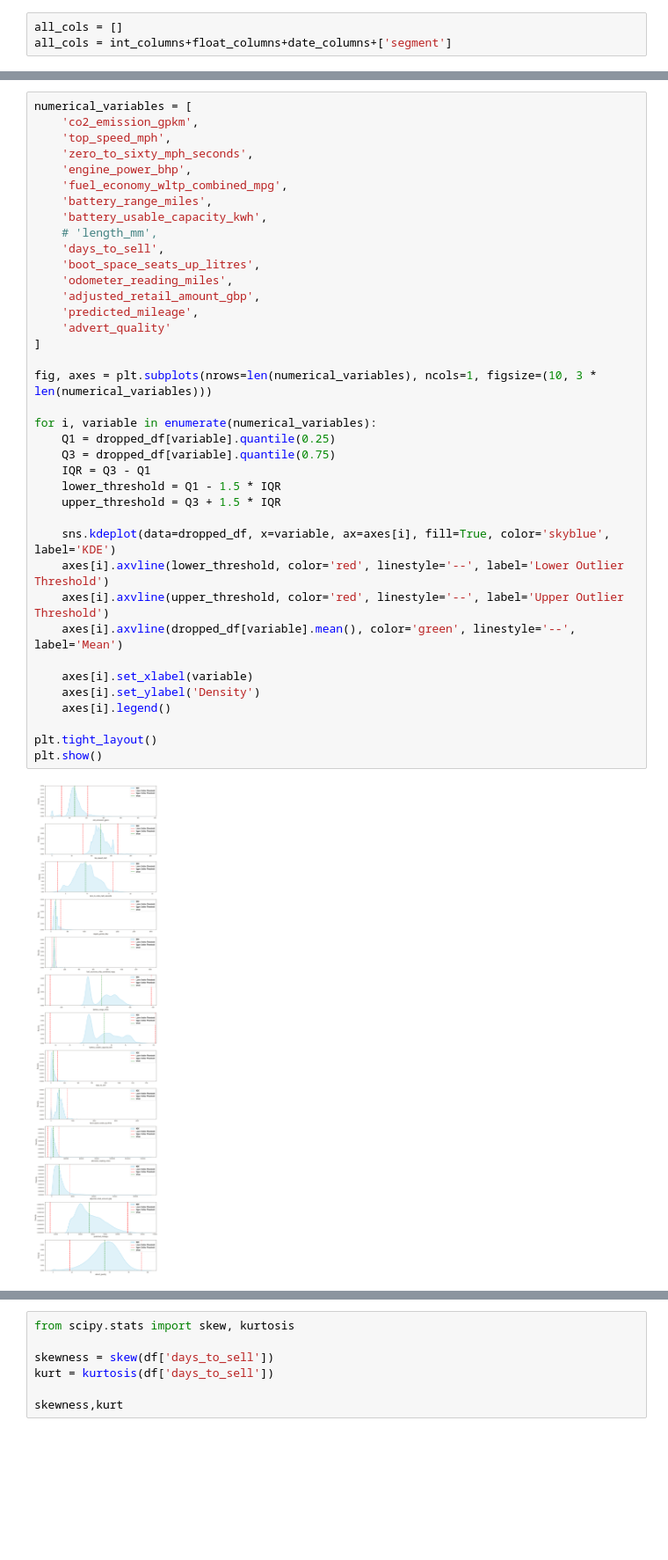
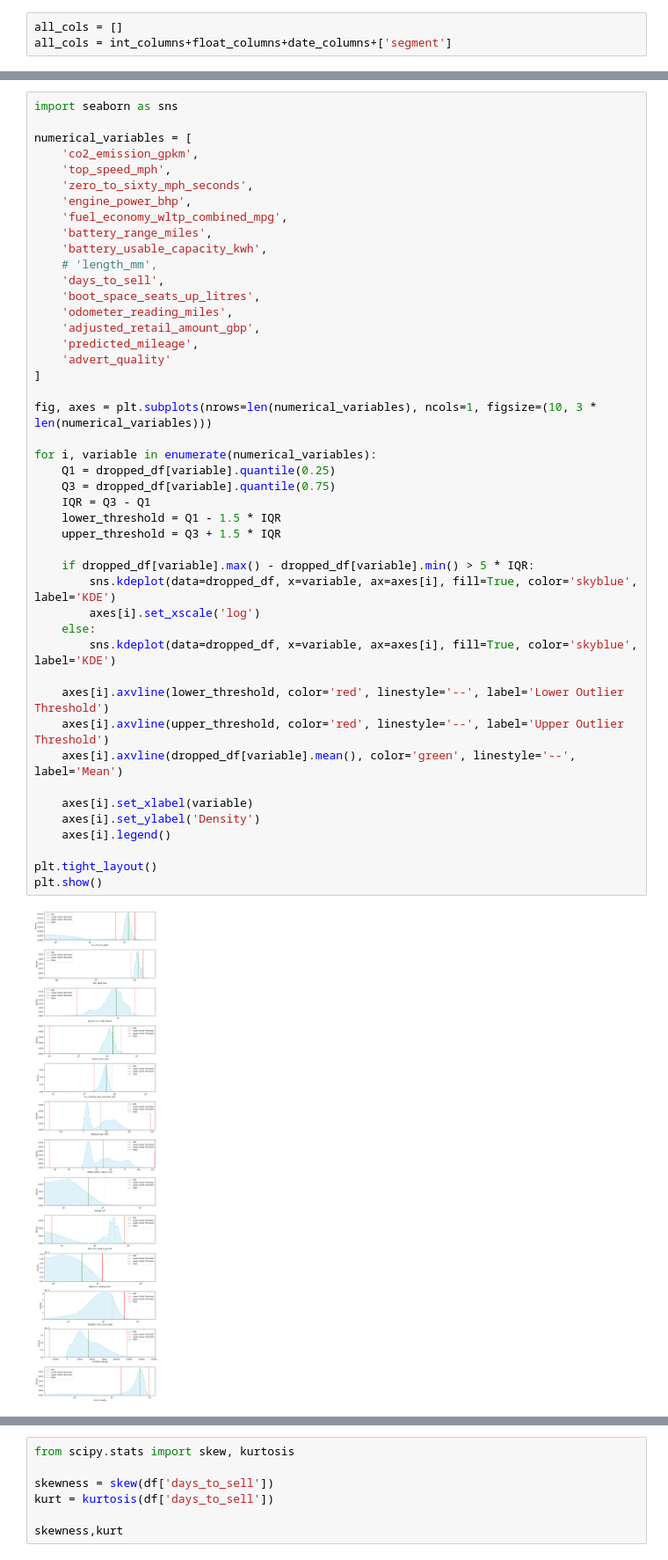
Before and after one commit to 4REHMA70/auto-trader, a Jupyter notebook: a.ipynb, the cells around one changed output, grey strips where cells are left out. Shown at 88% size. Drawn from its saved outputs; the diff is of its cells as text; blank space fills up the shorter version.

```diff
--- a/a.ipynb
+++ b/a.ipynb
@@ -329,6 +329,8 @@ Data columns (total 40 columns):
 dtypes: Int64(4), bool(3), datetime64[ns](3), float64(13), int32(2), int64(2), object(13)
 memory usage: 63.2+ MB
 # %%
+import seaborn as sns
+
 numerical_variables = [
     'co2_emission_gpkm',
     'top_speed_mph',
@@ -339,35 +341,40 @@ numerical_variables = [
     'battery_usable_capacity_kwh',
     # 'length_mm',
     'days_to_sell',
     'boot_space_seats_up_litres',
     'odometer_reading_miles',
     'adjusted_retail_amount_gbp',
     'predicted_mileage',
     'advert_quality'
 ]
 
 fig, axes = plt.subplots(nrows=len(numerical_variables), ncols=1, figsize=(10, 3 * len(numerical_variables)))
 
 for i, variable in enumerate(numerical_variables):
     Q1 = dropped_df[variable].quantile(0.25)
     Q3 = dropped_df[variable].quantile(0.75)
     IQR = Q3 - Q1
     lower_threshold = Q1 - 1.5 * IQR
     upper_threshold = Q3 + 1.5 * IQR
 
-    sns.kdeplot(data=dropped_df, x=variable, ax=axes[i], fill=True, color='skyblue', label='KDE')
+    if dropped_df[variable].max() - dropped_df[variable].min() > 5 * IQR:
+        sns.kdeplot(data=dropped_df, x=variable, ax=axes[i], fill=True, color='skyblue', label='KDE')
+        axes[i].set_xscale('log')
+    else:
+        sns.kdeplot(data=dropped_df, x=variable, ax=axes[i], fill=True, color='skyblue', label='KDE')
+
     axes[i].axvline(lower_threshold, color='red', linestyle='--', label='Lower Outlier Threshold')
     axes[i].axvline(upper_threshold, color='red', linestyle='--', label='Upper Outlier Threshold')
     axes[i].axvline(dropped_df[variable].mean(), color='green', linestyle='--', label='Mean')
 
     axes[i].set_xlabel(variable)
     axes[i].set_ylabel('Density')
     axes[i].legend()
 
 plt.tight_layout()
 plt.show()
 # %% [output]
-[figure, old version]
+[figure, new version]
 # %%
 
 sns.histplot(data=dropped_df, x='odometer_reading_miles', y='adjusted_retail_amount_gbp', bins=100, cmap='viridis', cbar=True)
```
Also changed, not shown: parts of 12 cells of this notebook, 1 other file.
